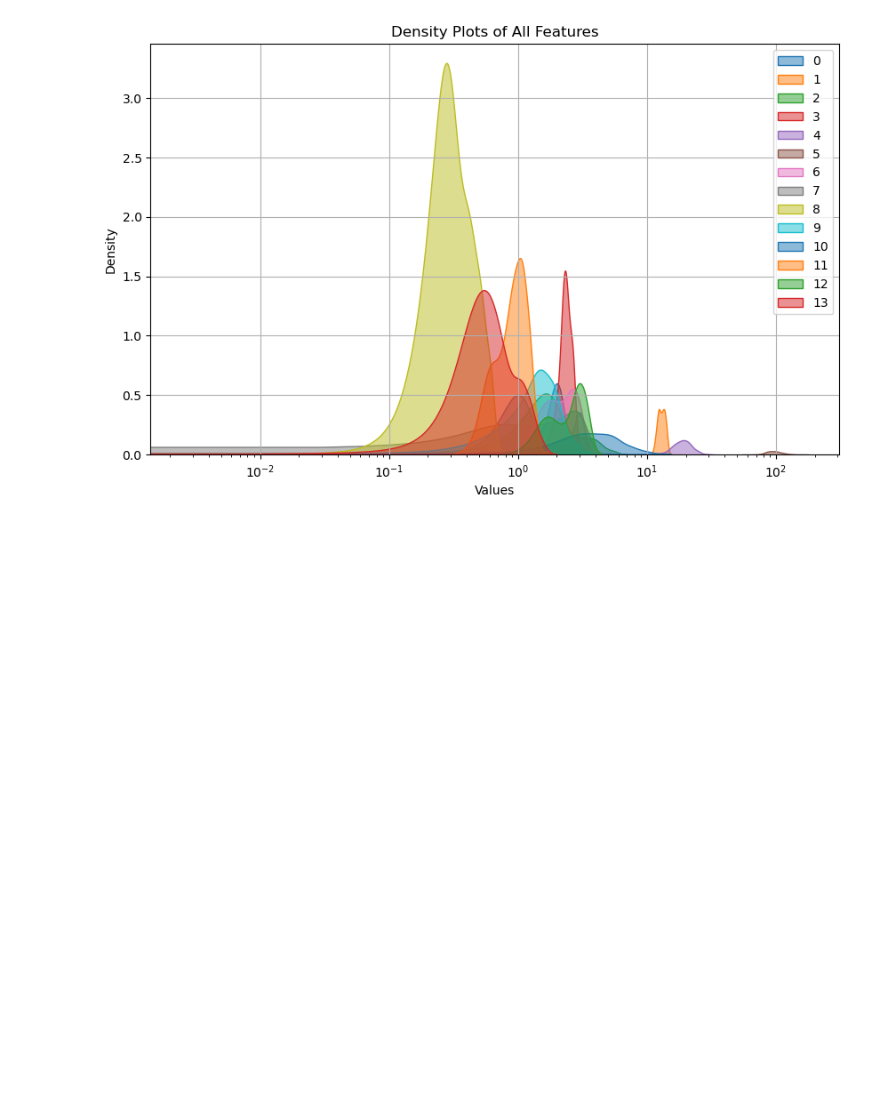
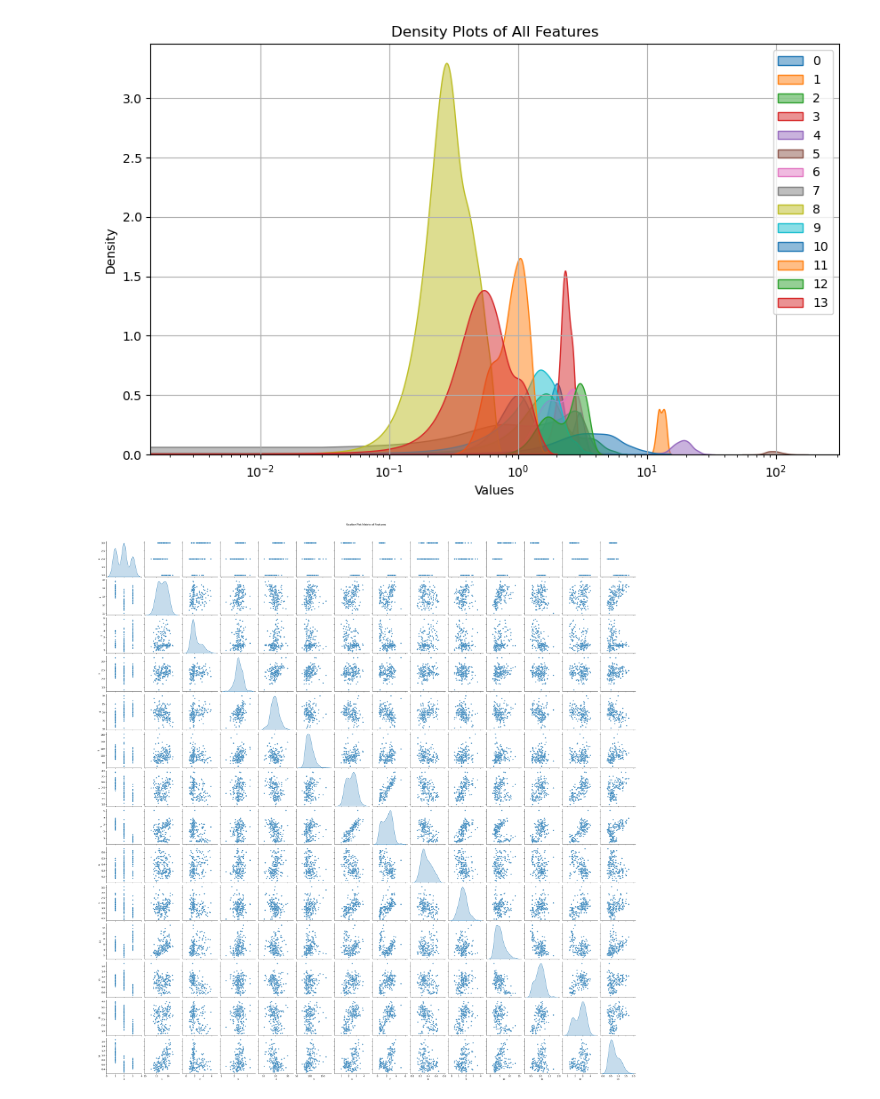
Before and after one commit to Selethe/Skills-session-week-5-10-10, a Jupyter notebook: skills6_vis.ipynb, the cells around one changed output. Cells and saved outputs as stored; diff of their text form; code cells hidden in the pictures; blank space fills up the shorter version.

```diff
--- a/skills6_vis.ipynb
+++ b/skills6_vis.ipynb
@@ -61,3 +61,11 @@ plt.grid()
 plt.show()
 # %% [output]
 [figure]
+# %%
+# Create a pairplot using Seaborn
+sns.pairplot(data, diag_kind='kde', markers='o', plot_kws={'alpha': 0.7})
+# Add a title and show the plot
+plt.suptitle("Scatter Plot Matrix of Features", y=1.02)
+plt.show()
+# %% [output]
+[figure, added]
```
